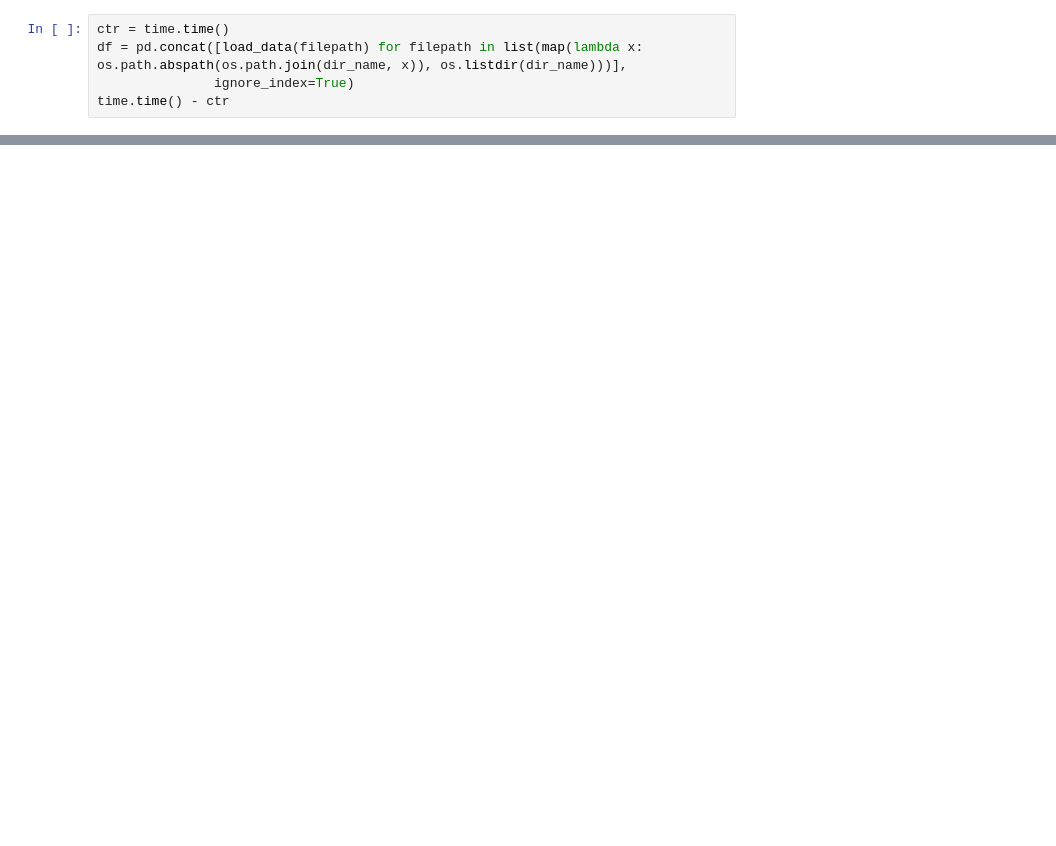
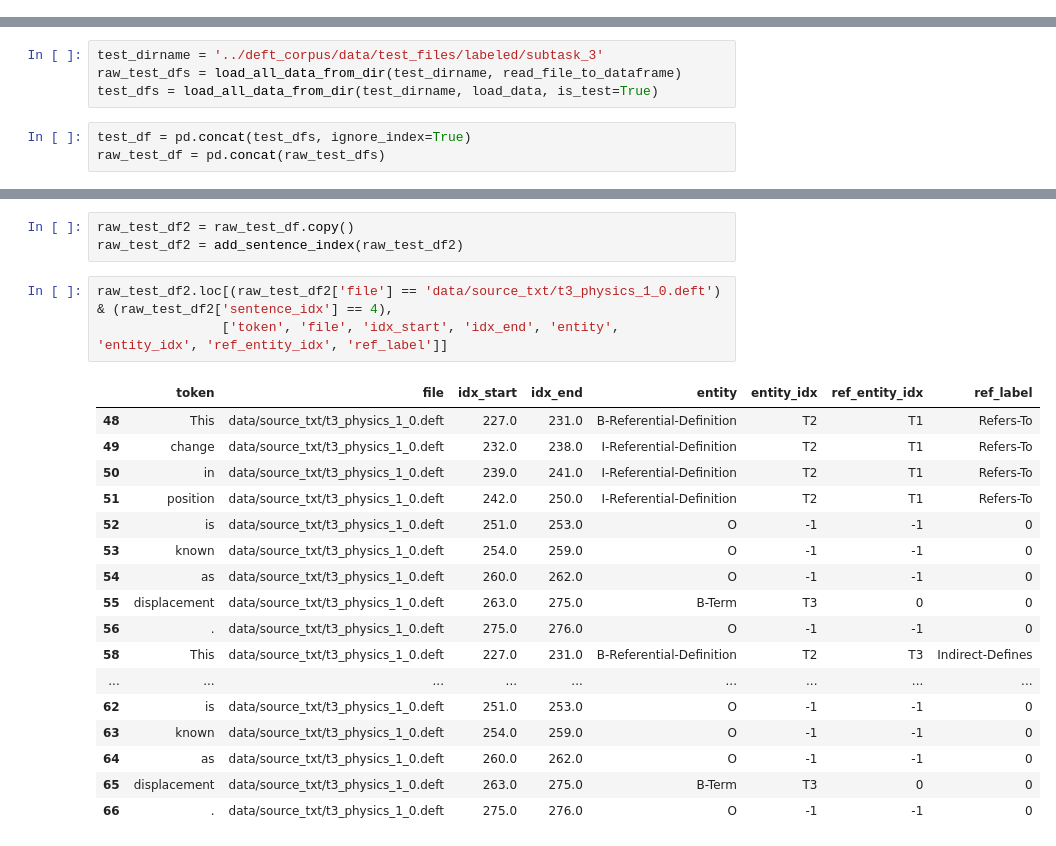
Before and after one commit to Hasosh/DeftEval-2020, a Jupyter notebook: RelationExtraction.ipynb, the cells around one changed output, grey strips where cells are left out. Cells and saved outputs as stored; diff of their text form; blank space fills up the shorter version.

```diff
--- a/RelationExtraction.ipynb
+++ b/RelationExtraction.ipynb
@@ -98,5 +0,0 @@ def load_data(path):
-# %%
-ctr = time.time()
-df = pd.concat([load_data(filepath) for filepath in list(map(lambda x: os.path.abspath(os.path.join(dir_name, x)), os.listdir(dir_name)))],
-               ignore_index=True)
-time.time() - ctr
@@ -136,0 +449,7 @@ df
+# %%
+test_dirname = '../deft_corpus/data/test_files/labeled/subtask_3'
+raw_test_dfs = load_all_data_from_dir(test_dirname, read_file_to_dataframe)
+test_dfs = load_all_data_from_dir(test_dirname, load_data, is_test=True)
+# %%
+test_df = pd.concat(test_dfs, ignore_index=True)
+raw_test_df = pd.concat(raw_test_dfs)
@@ -136,0 +705,24 @@ df
+# %%
+raw_test_df2 = raw_test_df.copy()
+raw_test_df2 = add_sentence_index(raw_test_df2)
+# %%
+raw_test_df2.loc[(raw_test_df2['file'] == 'data/source_txt/t3_physics_1_0.deft') & (raw_test_df2['sentence_idx'] == 4),
+                ['token', 'file', 'idx_start', 'idx_end', 'entity', 'entity_idx', 'ref_entity_idx', 'ref_label']]
+# %% [output]
+|  | token | file | idx_start | idx_end | entity | entity_idx | ref_entity_idx | ref_label |
+| 48 | This | data/source_txt/t3_physics_1_0.deft | 227.0 | 231.0 | B-Referential-Definition | T2 | T1 | Refers-To |
+| 49 | change | data/source_txt/t3_physics_1_0.deft | 232.0 | 238.0 | I-Referential-Definition | T2 | T1 | Refers-To |
+| 50 | in | data/source_txt/t3_physics_1_0.deft | 239.0 | 241.0 | I-Referential-Definition | T2 | T1 | Refers-To |
+| 51 | position | data/source_txt/t3_physics_1_0.deft | 242.0 | 250.0 | I-Referential-Definition | T2 | T1 | Refers-To |
+| 52 | is | data/source_txt/t3_physics_1_0.deft | 251.0 | 253.0 | O | -1 | -1 | 0 |
+| 53 | known | data/source_txt/t3_physics_1_0.deft | 254.0 | 259.0 | O | -1 | -1 | 0 |
+| 54 | as | data/source_txt/t3_physics_1_0.deft | 260.0 | 262.0 | O | -1 | -1 | 0 |
+| 55 | displacement | data/source_txt/t3_physics_1_0.deft | 263.0 | 275.0 | B-Term | T3 | 0 | 0 |
+| 56 | . | data/source_txt/t3_physics_1_0.deft | 275.0 | 276.0 | O | -1 | -1 | 0 |
+| 58 | This | data/source_txt/t3_physics_1_0.deft | 227.0 | 231.0 | B-Referential-Definition | T2 | T3 | Indirect-Defines |
+| ... | ... | ... | ... | ... | ... | ... | ... | ... |
+| 62 | is | data/source_txt/t3_physics_1_0.deft | 251.0 | 253.0 | O | -1 | -1 | 0 |
+| 63 | known | data/source_txt/t3_physics_1_0.deft | 254.0 | 259.0 | O | -1 | -1 | 0 |
+| 64 | as | data/source_txt/t3_physics_1_0.deft | 260.0 | 262.0 | O | -1 | -1 | 0 |
+| 65 | displacement | data/source_txt/t3_physics_1_0.deft | 263.0 | 275.0 | B-Term | T3 | 0 | 0 |
+| 66 | . | data/source_txt/t3_physics_1_0.deft | 275.0 | 276.0 | O | -1 | -1 | 0 |
```
Also changed, not shown: parts of 89 cells of this notebook.
